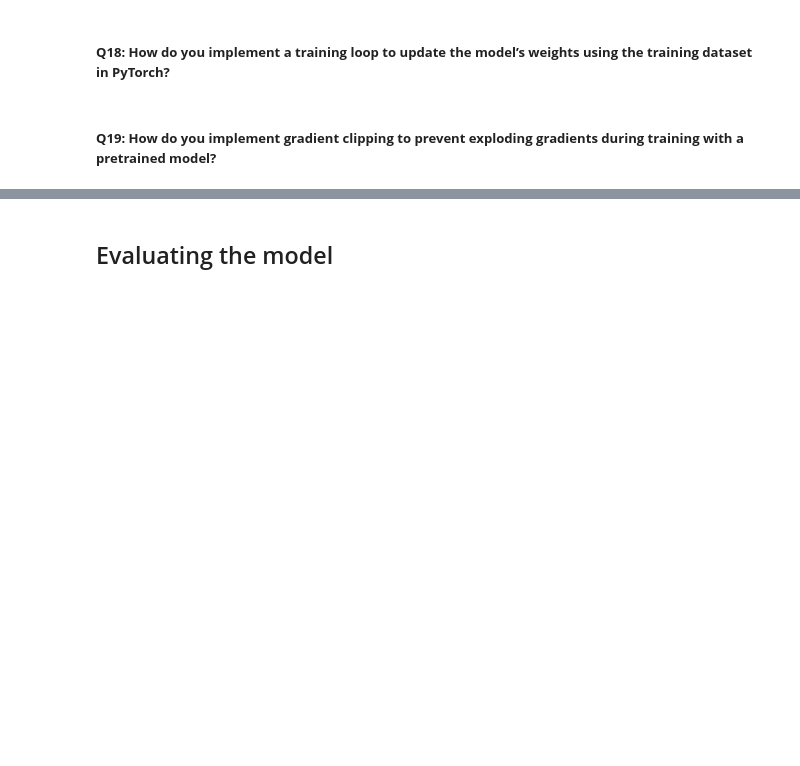
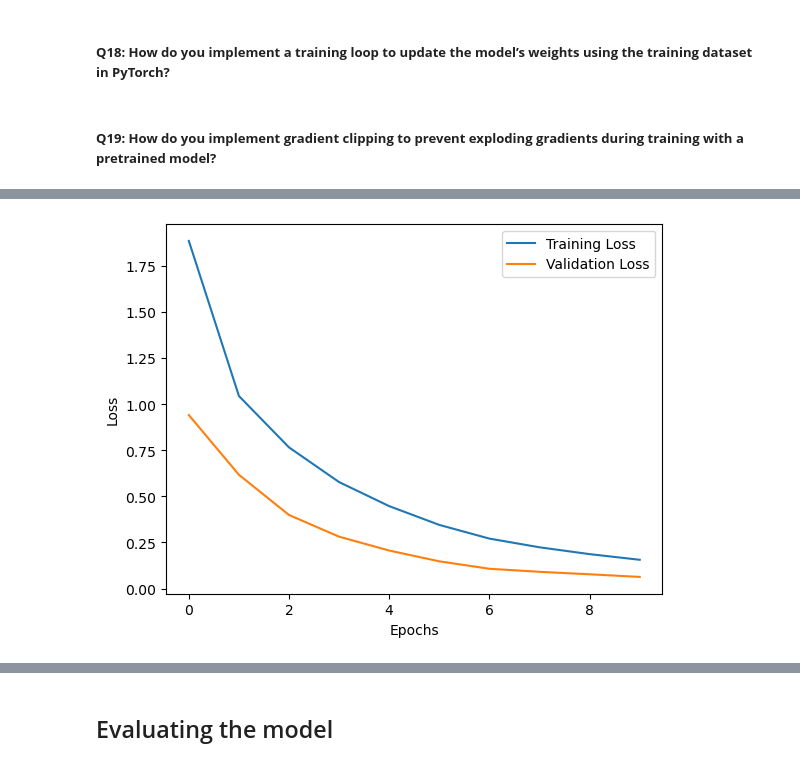
Before and after one commit to fellmir/pyTorchBasis, a Jupyter notebook: 01-intermediate-projects/11_transfer_learning.ipynb, the cells around one changed output, grey strips where cells are left out. Drawn from its saved outputs; the diff is of its cells as text; code cells hidden in the pictures; blank space fills up the shorter version.

```diff
--- a/01-intermediate-projects/11_transfer_learning.ipynb
+++ b/01-intermediate-projects/11_transfer_learning.ipynb
@@ -222,5 +311,8 @@ Where $ \lambda $ is the regularization parameter. This term discourages large w
 # %% [markdown]
 ##### **Q12: How do you modify the final fully connected layer of a pretrained model to match the number of output classes in your dataset?**
+# %%
+model.fc = nn.Linear(model.fc.in_features, 100)  # CIFAR-100 has 100 classes
+model = model.to(device)
 # %% [markdown]
 ## Freezing and modifying layers
 # %% [markdown]
@@ -233,7 +352,11 @@ Where $ \lambda $ is the regularization parameter. This term discourages large w
 ## Training the model
 # %% [markdown]
 ##### **Q16: How do you define the loss function for a classification task when using a pretrained model in PyTorch?**
+# %%
+criterion = nn.CrossEntropyLoss()
 # %% [markdown]
 ##### **Q17: How do you configure an optimizer (e.g., Adam, SGD) to update only the unfrozen layers of the pretrained model?**
+# %%
+optimizer = optim.Adam(filter(lambda p: p.requires_grad, model.parameters()), lr=1e-4)
 # %% [markdown]
 ##### **Q18: How do you implement a training loop to update the model’s weights using the training dataset in PyTorch?**
@@ -243,0 +439,24 @@ Where $ \lambda $ is the regularization parameter. This term discourages large w
+# %%
+num_epochs = 10
+print_every = 1  # Print every 5 epochs
+train_losses = []
+val_losses = []
+train_accuracies = []
+val_accuracies = []
+
+for epoch in range(num_epochs):
+    # Training
+    train_loss, train_accuracy = train_model(model, train_loader, criterion, optimizer, device)
+    train_losses.append(train_loss)
+    train_accuracies.append(train_accuracy)
+
+    # Validation
+    val_loss, val_accuracy = validate_model(model, val_loader, criterion, device)
+    val_losses.append(val_loss)
+    val_accuracies.append(val_accuracy)
+
+    # Print progress every 'print_every' epochs
+    if (epoch + 1) % print_every == 0:
+        print(f"Epoch {epoch+1}/{num_epochs}, "
+              f"Training Loss: {train_loss:.4f}, Training Accuracy: {train_accuracy:.4f}, "
+              f"Validation Loss: {val_loss:.4f}, Validation Accuracy: {val_accuracy:.4f}")
@@ -243,0 +474,10 @@ Where $ \lambda $ is the regularization parameter. This term discourages large w
+# %%
+# Plot Loss
+plt.plot(train_losses, label='Training Loss')
+plt.plot(val_losses, label='Validation Loss')
+plt.xlabel('Epochs')
+plt.ylabel('Loss')
+plt.legend()
+plt.show()
+# %% [output]
+[figure, added]
```
Also changed, not shown: parts of 38 cells of this notebook, 10 other files.
